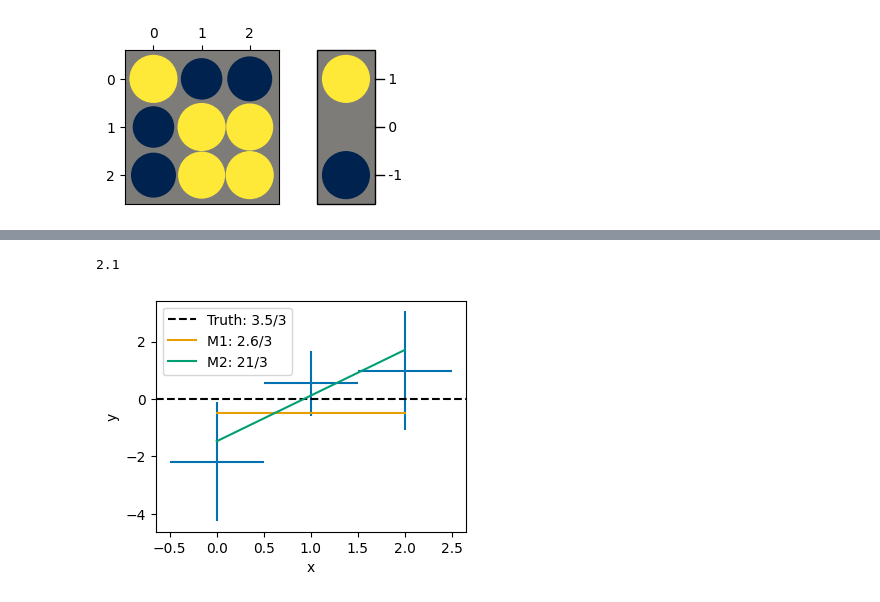
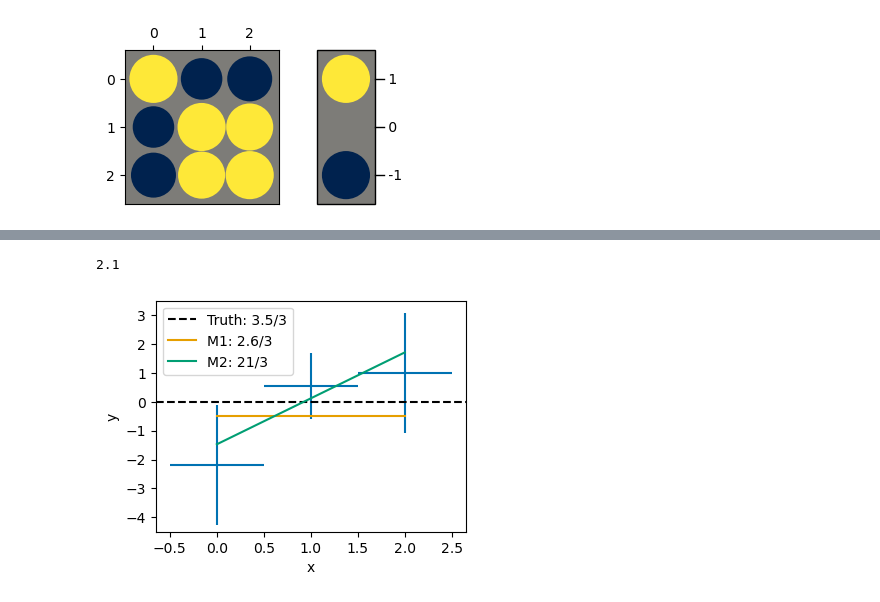
Before and after one commit to ast0815/covplot, a Jupyter notebook: covplot.ipynb, the cells around one changed output, grey strips where cells are left out. Drawn from its saved outputs; the diff is of its cells as text; code cells hidden in the pictures.

```diff
--- a/covplot.ipynb
+++ b/covplot.ipynb
@@ -118,15 +118,16 @@ y_wrong = wrong_fun(wrong_ret.x)
 # %%
 fig, ax = plt.subplots(figsize=(4, 3), dpi=100)
 chi_truth = correct_dist(correct_fun([0] * Nc))[0]
 bars = plt.errorbar(x, y, yerr=np.sqrt(np.diag(cov)), xerr=0.5, fmt=" ")
 plt.axhline(0, color="k", linestyle="--", label=f"Truth: {chi_truth:.2g}/{N}")
 plt.plot(x, correct_fun(correct_ret.x), label=f"M1: {chi_correct:.2g}/{N}")
 plt.plot(x, wrong_fun(wrong_ret.x), label=f"M2: {chi_wrong:.2g}/{N}")
 plt.xlabel("x")
 plt.ylabel("y")
 plt.legend()
+plt.ylim(-4.5, 3.5)
 plt.savefig("plots/simple-diag.pdf", bbox_inches="tight")
 bars.get_children()[0].zorder
 # %% [output]
 2.1
-[figure, old version]
+[figure, new version]
```
Also changed, not shown: parts of 13 cells of this notebook.
